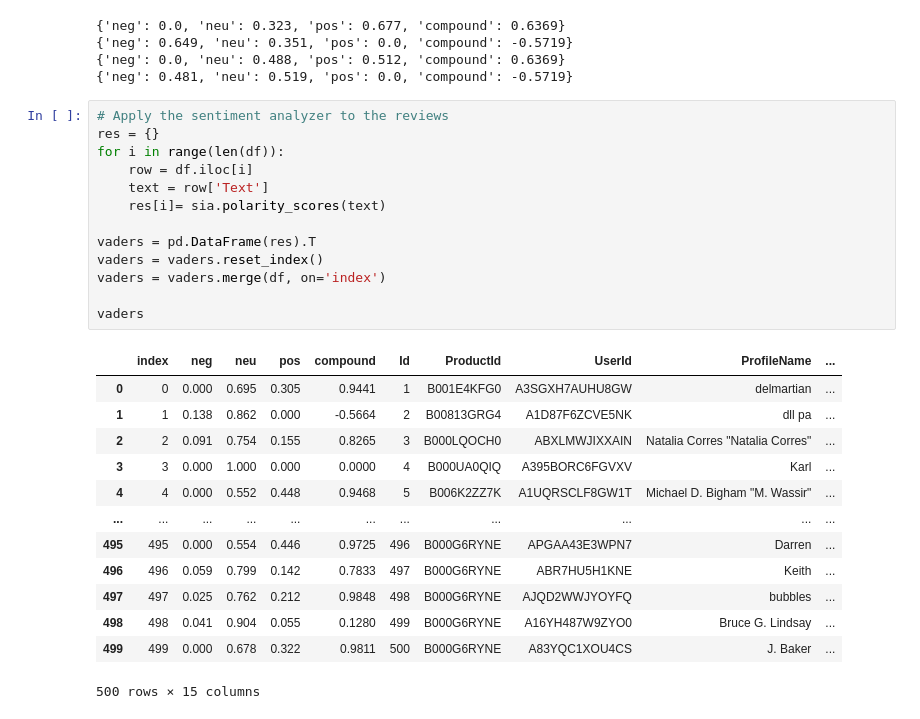
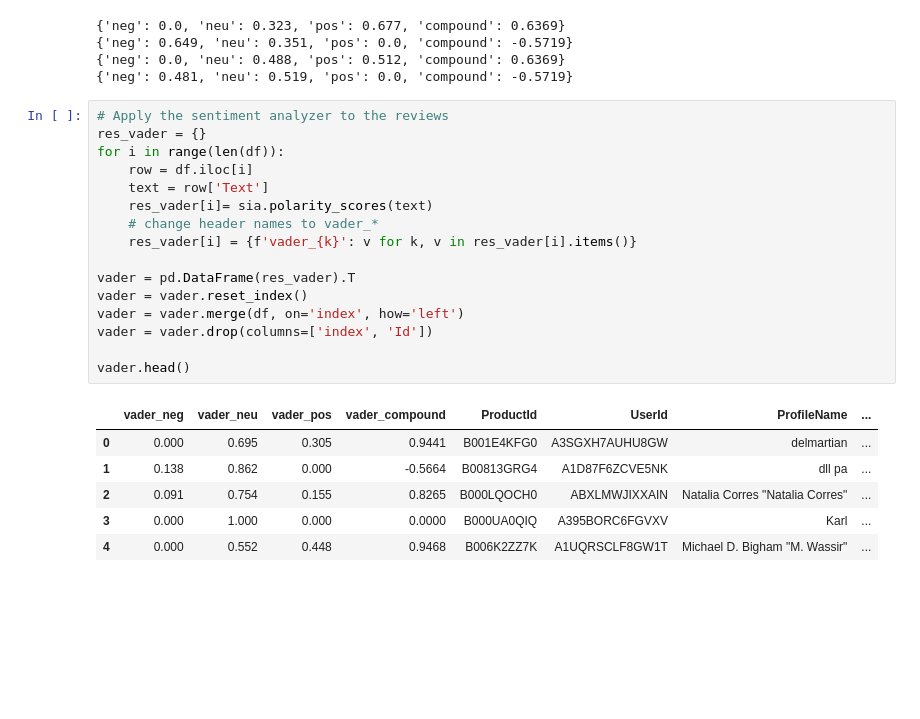
Before and after one commit to mr-pablinho/sentiment-classifier, a Jupyter notebook: amazon/amazon-reviews.ipynb, the cells around one changed output. Saved outputs shown, nothing was run; the diff lists cells and outputs as text; blank space fills up the shorter version.

```diff
--- a/amazon/amazon-reviews.ipynb
+++ b/amazon/amazon-reviews.ipynb
@@ -84,29 +84,25 @@ print(sia.polarity_scores('I hate this product so much'))
 {'neg': 0.481, 'neu': 0.519, 'pos': 0.0, 'compound': -0.5719}
 # %%
 # Apply the sentiment analyzer to the reviews
-res = {}
+res_vader = {}
 for i in range(len(df)):
     row = df.iloc[i]
     text = row['Text']
-    res[i]= sia.polarity_scores(text)
+    res_vader[i]= sia.polarity_scores(text)
+    # change header names to vader_*
+    res_vader[i] = {f'vader_{k}': v for k, v in res_vader[i].items()}
 
-vaders = pd.DataFrame(res).T
-vaders = vaders.reset_index()
-vaders = vaders.merge(df, on='index')
+vader = pd.DataFrame(res_vader).T
+vader = vader.reset_index()
+vader = vader.merge(df, on='index', how='left')
+vader = vader.drop(columns=['index', 'Id'])
 
-vaders
+vader.head()
 # %% [output]
-|  | index | neg | neu | pos | compound | Id | ProductId | UserId | ProfileName | ... |
-| 0 | 0 | 0.000 | 0.695 | 0.305 | 0.9441 | 1 | B001E4KFG0 | A3SGXH7AUHU8GW | delmartian | ... |
-| 1 | 1 | 0.138 | 0.862 | 0.000 | -0.5664 | 2 | B00813GRG4 | A1D87F6ZCVE5NK | dll pa | ... |
-| 2 | 2 | 0.091 | 0.754 | 0.155 | 0.8265 | 3 | B000LQOCH0 | ABXLMWJIXXAIN | Natalia Corres "Natalia Corres" | ... |
-| 3 | 3 | 0.000 | 1.000 | 0.000 | 0.0000 | 4 | B000UA0QIQ | A395BORC6FGVXV | Karl | ... |
-| 4 | 4 | 0.000 | 0.552 | 0.448 | 0.9468 | 5 | B006K2ZZ7K | A1UQRSCLF8GW1T | Michael D. Bigham "M. Wassir" | ... |
-| ... | ... | ... | ... | ... | ... | ... | ... | ... | ... | ... |
-| 495 | 495 | 0.000 | 0.554 | 0.446 | 0.9725 | 496 | B000G6RYNE | APGAA43E3WPN7 | Darren | ... |
-| 496 | 496 | 0.059 | 0.799 | 0.142 | 0.7833 | 497 | B000G6RYNE | ABR7HU5H1KNE | Keith | ... |
-| 497 | 497 | 0.025 | 0.762 | 0.212 | 0.9848 | 498 | B000G6RYNE | AJQD2WWJYOYFQ | bubbles | ... |
-| 498 | 498 | 0.041 | 0.904 | 0.055 | 0.1280 | 499 | B000G6RYNE | A16YH487W9ZYO0 | Bruce G. Lindsay | ... |
-| 499 | 499 | 0.000 | 0.678 | 0.322 | 0.9811 | 500 | B000G6RYNE | A83YQC1XOU4CS | J. Baker | ... |
+|  | vader_neg | vader_neu | vader_pos | vader_compound | ProductId | UserId | ProfileName | ... |
+| 0 | 0.000 | 0.695 | 0.305 | 0.9441 | B001E4KFG0 | A3SGXH7AUHU8GW | delmartian | ... |
+| 1 | 0.138 | 0.862 | 0.000 | -0.5664 | B00813GRG4 | A1D87F6ZCVE5NK | dll pa | ... |
+| 2 | 0.091 | 0.754 | 0.155 | 0.8265 | B000LQOCH0 | ABXLMWJIXXAIN | Natalia Corres "Natalia Corres" | ... |
+| 3 | 0.000 | 1.000 | 0.000 | 0.0000 | B000UA0QIQ | A395BORC6FGVXV | Karl | ... |
+| 4 | 0.000 | 0.552 | 0.448 | 0.9468 | B006K2ZZ7K | A1UQRSCLF8GW1T | Michael D. Bigham "M. Wassir" | ... |
-500 rows × 15 columns
 # %%
```
Also changed, not shown: parts of 8 cells of this notebook.
